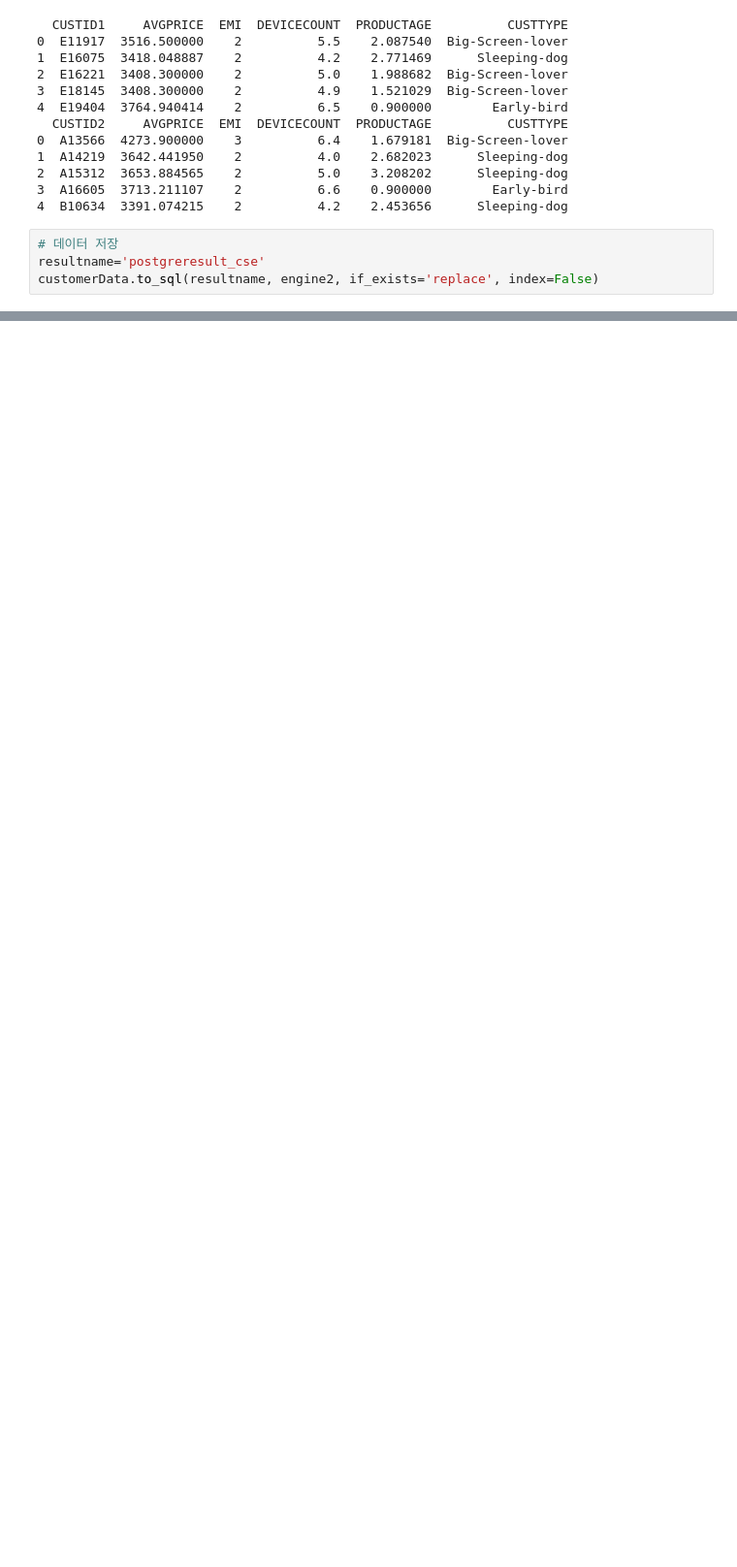
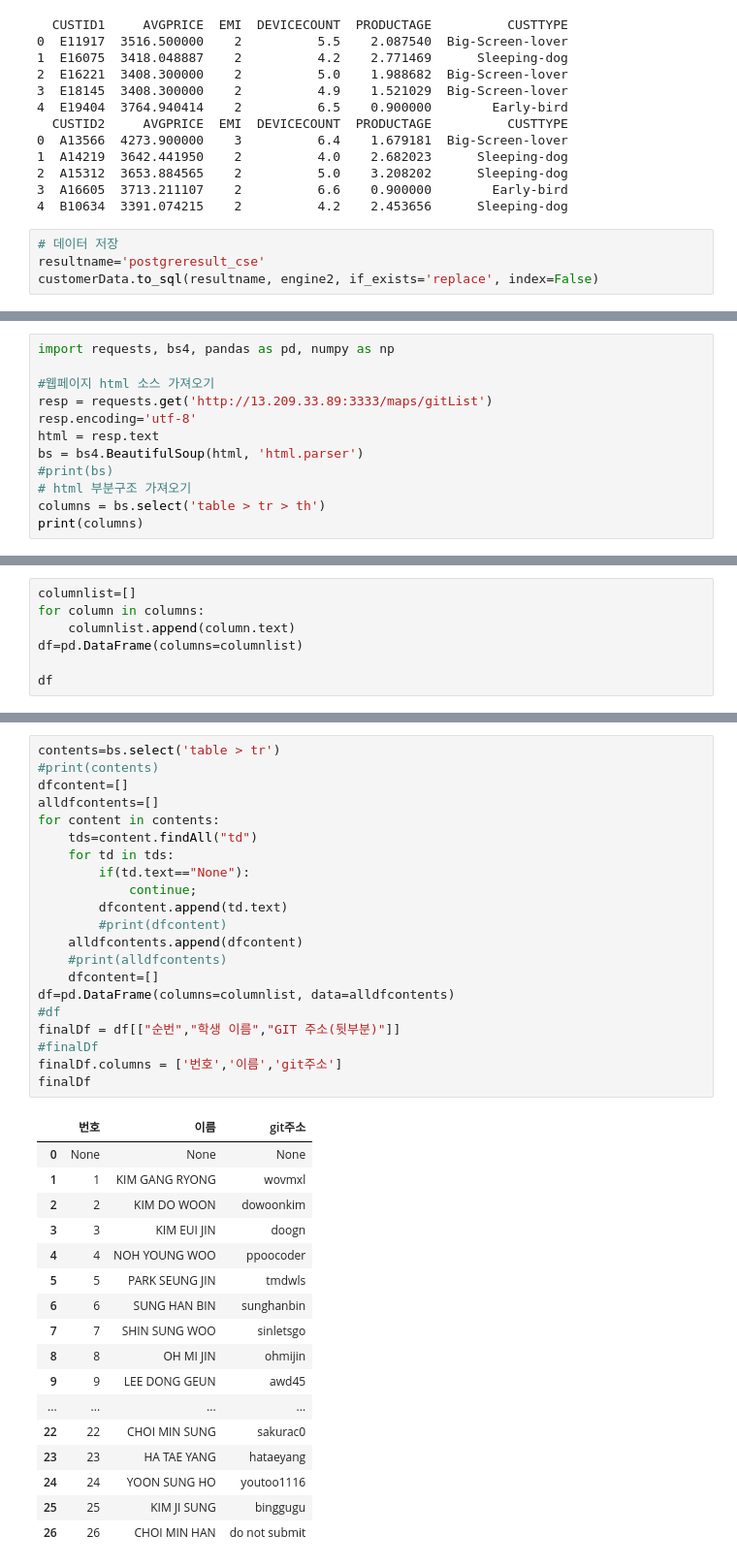
Before and after one commit to sechae0528/PythonSession, a Jupyter notebook: Session2/(2). Pandas 라이브러리를 활용한 데이터 수집.ipynb, the cells around one changed output, grey strips where cells are left out. Shown: that part at 97% size. Cells and saved outputs as stored; diff of their text form; blank space fills up the shorter version.

```diff
--- a/Session2/(2). Pandas 라이브러리를 활용한 데이터 수집.ipynb
+++ b/Session2/(2). Pandas 라이브러리를 활용한 데이터 수집.ipynb
@@ -173,0 +568,12 @@ customerData.to_sql(resultname, engine2, if_exists='replace', index=False)
+# %%
+import requests, bs4, pandas as pd, numpy as np
+
+#웹페이지 html 소스 가져오기
+resp = requests.get('http://13.209.33.89:3333/maps/gitList')
+resp.encoding='utf-8'
+html = resp.text
+bs = bs4.BeautifulSoup(html, 'html.parser')
+#print(bs)
+# html 부분구조 가져오기
+columns = bs.select('table > tr > th')
+print(columns)
@@ -173,0 +582,7 @@ customerData.to_sql(resultname, engine2, if_exists='replace', index=False)
+# %%
+columnlist=[]
+for column in columns:
+    columnlist.append(column.text)
+df=pd.DataFrame(columns=columnlist)
+
+df
@@ -173,0 +591,39 @@ customerData.to_sql(resultname, engine2, if_exists='replace', index=False)
+# %%
+contents=bs.select('table > tr')
+#print(contents)
+dfcontent=[]
+alldfcontents=[]
+for content in contents:
+    tds=content.findAll("td")
+    for td in tds:
+        if(td.text=="None"):
+            continue;
+        dfcontent.append(td.text)
+        #print(dfcontent)
+    alldfcontents.append(dfcontent)
+    #print(alldfcontents)
+    dfcontent=[]
+df=pd.DataFrame(columns=columnlist, data=alldfcontents)
+#df
+finalDf = df[["순번","학생 이름","GIT 주소(뒷부분)"]]
+#finalDf
+finalDf.columns = ['번호','이름','git주소']
+finalDf
+# %% [output]
+|  | 번호 | 이름 | git주소 |
+| 0 | None | None | None |
+| 1 | 1 | KIM GANG RYONG | wovmxl |
+| 2 | 2 | KIM DO WOON | dowoonkim |
+| 3 | 3 | KIM EUI JIN | doogn |
+| 4 | 4 | NOH YOUNG WOO | ppoocoder |
+| 5 | 5 | PARK SEUNG JIN | tmdwls |
+| 6 | 6 | SUNG HAN BIN | sunghanbin |
+| 7 | 7 | SHIN SUNG WOO | sinletsgo |
+| 8 | 8 | OH MI JIN | ohmijin |
+| 9 | 9 | LEE DONG GEUN | awd45 |
+| ... | ... | ... | ... |
+| 22 | 22 | CHOI MIN SUNG | sakurac0 |
+| 23 | 23 | HA TAE YANG | hataeyang |
+| 24 | 24 | YOON SUNG HO | youtoo1116 |
+| 25 | 25 | KIM JI SUNG | binggugu |
+| 26 | 26 | CHOI MIN HAN | do not submit |
```
Also changed, not shown: parts of 40 cells of this notebook, 16 other files.
